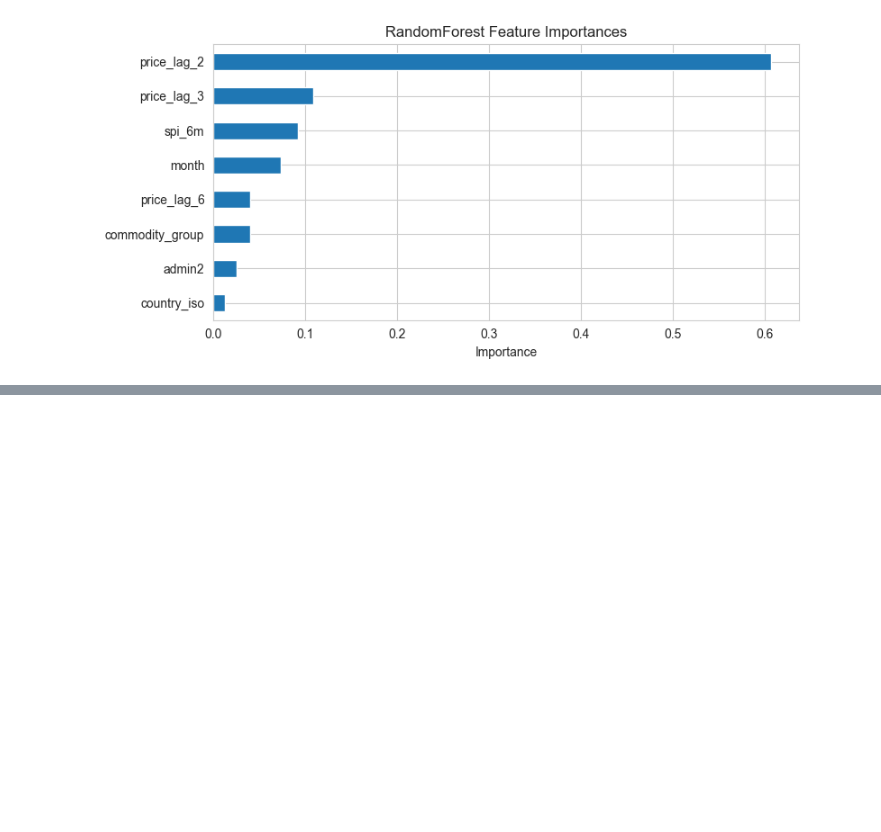
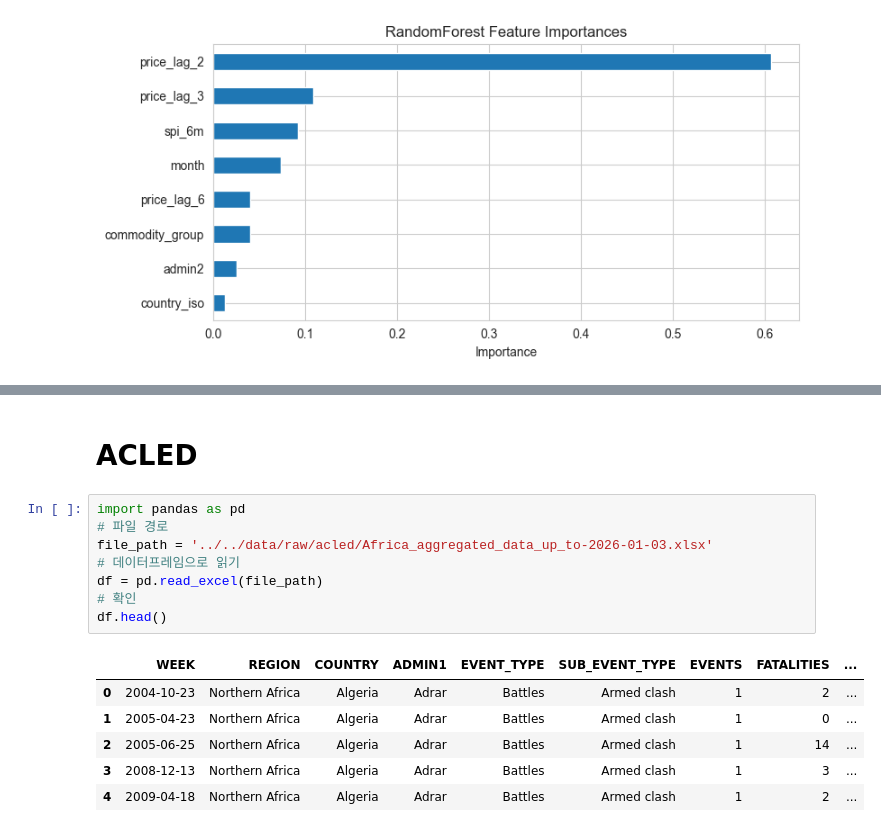
Before and after one commit to halim-jun/subnational_price_prediction, a Jupyter notebook: src/notebook/subnational_level_prediction_baseline.ipynb, the cells around one changed output, grey strips where cells are left out. Cells and saved outputs as stored; diff of their text form; blank space fills up the shorter version.

```diff
--- a/src/notebook/subnational_level_prediction_baseline.ipynb
+++ b/src/notebook/subnational_level_prediction_baseline.ipynb
@@ -384,0 +547,17 @@ plt.show()
+# %% [markdown]
+# ACLED
+# %%
+import pandas as pd
+# 파일 경로
+file_path = '../../data/raw/acled/Africa_aggregated_data_up_to-2026-01-03.xlsx'
+# 데이터프레임으로 읽기
+df = pd.read_excel(file_path)
+# 확인
+df.head()
+# %% [output]
+|  | WEEK | REGION | COUNTRY | ADMIN1 | EVENT_TYPE | SUB_EVENT_TYPE | EVENTS | FATALITIES | ... |
+| 0 | 2004-10-23 | Northern Africa | Algeria | Adrar | Battles | Armed clash | 1 | 2 | ... |
+| 1 | 2005-04-23 | Northern Africa | Algeria | Adrar | Battles | Armed clash | 1 | 0 | ... |
+| 2 | 2005-06-25 | Northern Africa | Algeria | Adrar | Battles | Armed clash | 1 | 14 | ... |
+| 3 | 2008-12-13 | Northern Africa | Algeria | Adrar | Battles | Armed clash | 1 | 3 | ... |
+| 4 | 2009-04-18 | Northern Africa | Algeria | Adrar | Battles | Armed clash | 1 | 2 | ... |
```
Also changed, not shown: parts of 11 cells of this notebook, 29 other files.
